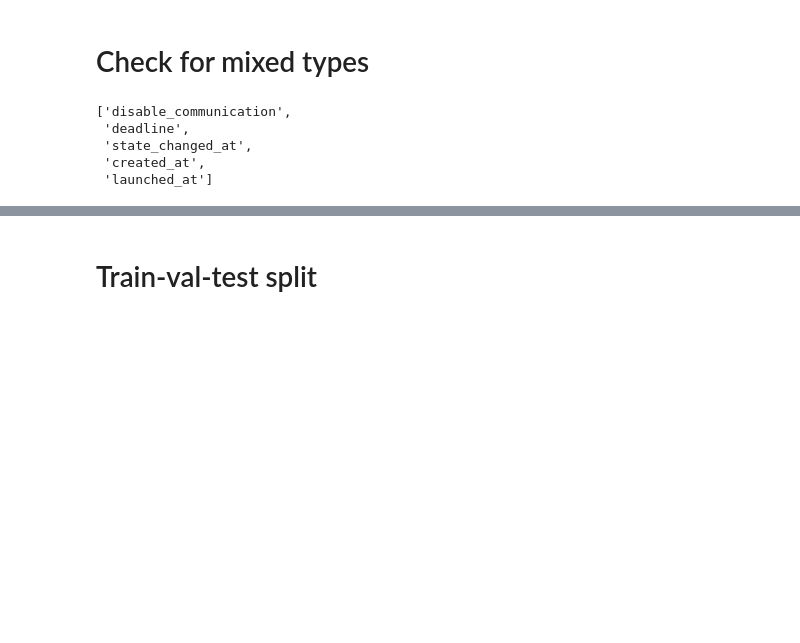
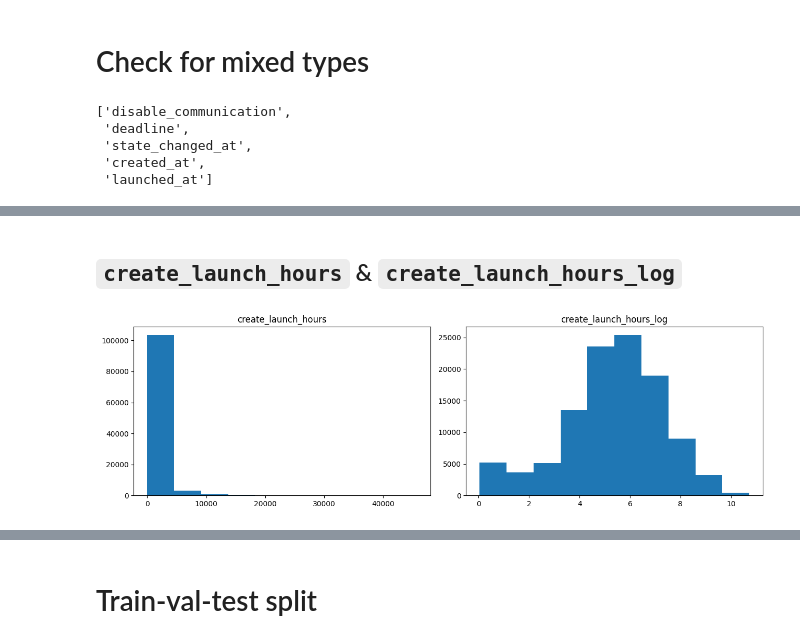
Before and after one commit to SimeonHristov99/kcikstarter, a Jupyter notebook: 01_Scripts/01_Load_data.ipynb, the cells around one changed output, grey strips where cells are left out. Drawn from its saved outputs; the diff is of its cells as text; code cells hidden in the pictures; blank space fills up the shorter version.

```diff
--- a/01_Scripts/01_Load_data.ipynb
+++ b/01_Scripts/01_Load_data.ipynb
@@ -33,12 +24,11 @@ variables = [
 # %%
 datecols = ['deadline', 'state_changed_at', 'created_at', 'launched_at']
 
-df_train_val_test_orig = pd.read_csv(fr'{c.get_path_data_original()}/train.csv')
-df_train_val_test_orig[datecols] = df_train_val_test_orig[datecols].apply(pd.to_datetime)
+df_development = pd.read_csv(fr'{c.get_path_data_original()}/train.csv')
+df_oot = pd.read_csv(fr'{c.get_path_data_original()}/test.csv')
 
-df_predict = pd.read_csv(fr'{c.get_path_data_original()}/test.csv')
-df_predict[datecols] = df_predict[datecols].apply(pd.to_datetime)
+df_development[datecols] = df_development[datecols].apply(lambda x: pd.to_datetime(x, unit='s'))
 
-print(f'{df_train_val_test_orig.shape=}')
-print(f'{df_predict.shape=}')
+print(f'{df_development.shape=}')
+print(f'{df_oot.shape=}')
 # %% [output]
@@ -111,0 +104,3 @@ can_be_numeric
+# %%
+text_features = df_development.select_dtypes('object').columns
+df_development[text_features]
@@ -111,0 +121,8 @@ can_be_numeric
+# %%
+# https://stackoverflow.com/questions/36340627/remove-non-ascii-characters-from-pandas-column
+
+del_chars =  " ".join([chr(i) for i in list(range(32)) + list(range(127, 256))])
+trans = str.maketrans(del_chars, " " * len(del_chars))
+
+df_development[text_features] = df_development[text_features].apply(lambda s: s.str.translate(trans))
+df_development[text_features]
@@ -111,0 +152,4 @@ can_be_numeric
+# %%
+data_audit_initial = DataAudit()
+data_audit_initial.fit(df_development, df_development['final_status'])
+data_audit_initial.view_summary()
@@ -111,0 +192,18 @@ can_be_numeric
+# %% [markdown]
+## `create_launch_hours` & `create_launch_hours_log`
+# %%
+df_development['create_launch_hours'] = (df_development['launched_at'] - df_development['created_at']).dt.total_seconds() / 3600
+df_development['create_launch_hours_log'] = np.log1p(df_development['create_launch_hours'])
+
+_, axes = plt.subplots(1, 2, figsize=(13, 4))
+
+axes[0].hist(df_development['create_launch_hours'])
+axes[0].set_title('create_launch_hours')
+
+axes[1].hist(df_development['create_launch_hours_log'])
+axes[1].set_title('create_launch_hours_log')
+
+plt.tight_layout()
+plt.show()
+# %% [output]
+[figure, added]
```
Also changed, not shown: parts of 39 cells of this notebook, 4 other files.
